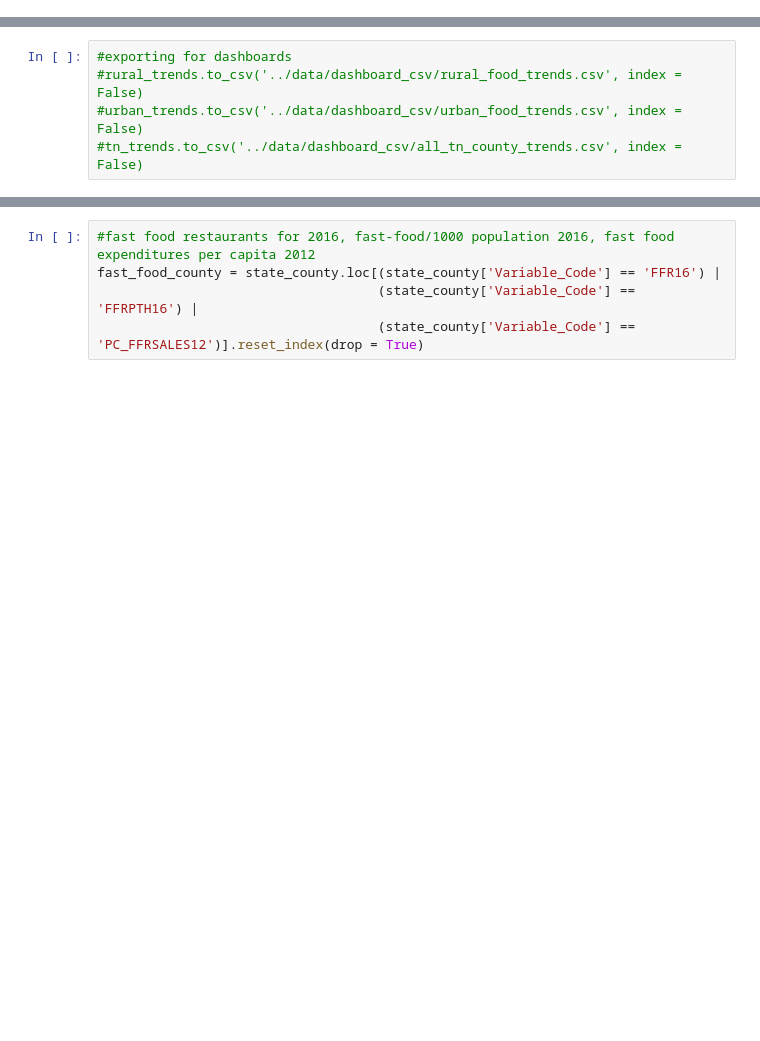
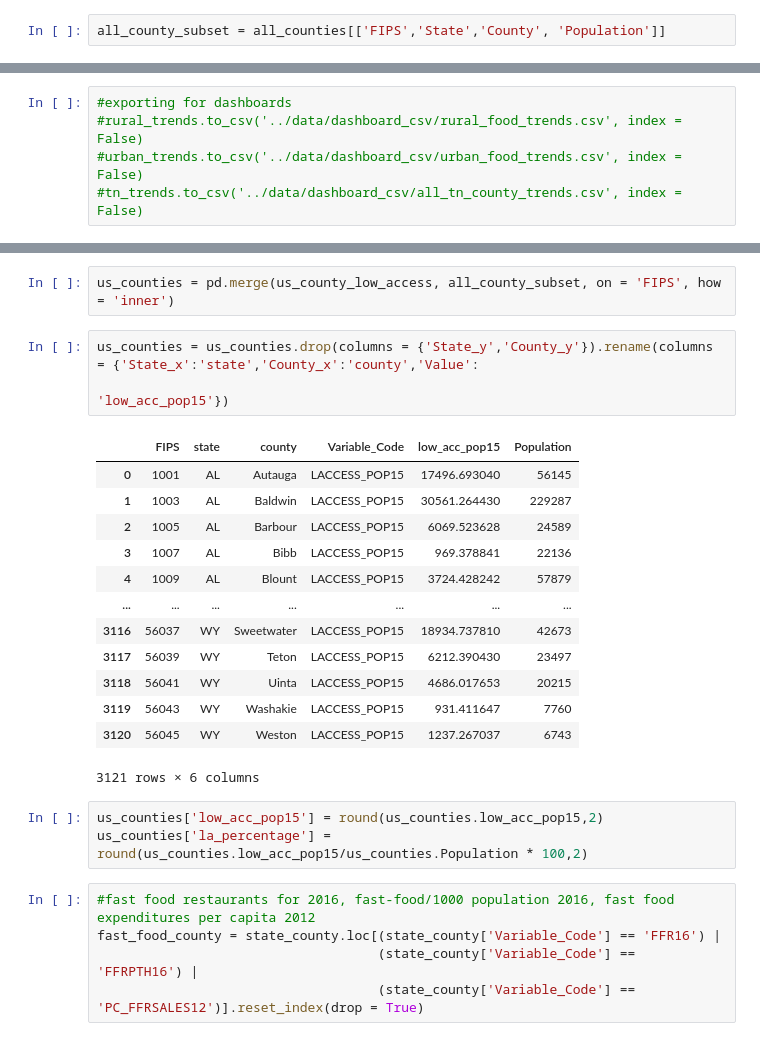
Before and after one commit to zjmcpherson/food_deserts_mcpherson, a Jupyter notebook: scripts/food_access.ipynb, the cells around one changed output, grey strips where cells are left out. Drawn from its saved outputs; the diff is of its cells as text; blank space fills up the shorter version.

```diff
--- a/scripts/food_access.ipynb
+++ b/scripts/food_access.ipynb
@@ -300,6 +300,8 @@ all_states = usa_dataset[['FIPS', 'State', 'County', 'Population','# rural resid
 states = all_states.loc[all_states['County'].isnull()]
 # %%
 all_counties = all_states.loc[~all_states['County'].isnull()]
+# %%
+all_county_subset = all_counties[['FIPS','State','County', 'Population']]
 # %%
 #merged states and state_level, then renamed the columns the same as other df
 national_stats = pd.merge(states, state_level, left_on = 'State', right_on = 'State', how = 'inner')
@@ -368,3 +381,25 @@ state_county.loc[(state_county['Variable_Code'] == 'PCT_OBESE_ADULTS12') | (stat
+# %%
+us_counties = pd.merge(us_county_low_access, all_county_subset, on = 'FIPS', how = 'inner')
+# %%
+us_counties = us_counties.drop(columns = {'State_y','County_y'}).rename(columns = {'State_x':'state','County_x':'county','Value':
+                                                                    'low_acc_pop15'})
+# %% [output]
+|  | FIPS | state | county | Variable_Code | low_acc_pop15 | Population |
+| 0 | 1001 | AL | Autauga | LACCESS_POP15 | 17496.693040 | 56145 |
+| 1 | 1003 | AL | Baldwin | LACCESS_POP15 | 30561.264430 | 229287 |
+| 2 | 1005 | AL | Barbour | LACCESS_POP15 | 6069.523628 | 24589 |
+| 3 | 1007 | AL | Bibb | LACCESS_POP15 | 969.378841 | 22136 |
+| 4 | 1009 | AL | Blount | LACCESS_POP15 | 3724.428242 | 57879 |
+| ... | ... | ... | ... | ... | ... | ... |
+| 3116 | 56037 | WY | Sweetwater | LACCESS_POP15 | 18934.737810 | 42673 |
+| 3117 | 56039 | WY | Teton | LACCESS_POP15 | 6212.390430 | 23497 |
+| 3118 | 56041 | WY | Uinta | LACCESS_POP15 | 4686.017653 | 20215 |
+| 3119 | 56043 | WY | Washakie | LACCESS_POP15 | 931.411647 | 7760 |
+| 3120 | 56045 | WY | Weston | LACCESS_POP15 | 1237.267037 | 6743 |
+3121 rows × 6 columns
+# %%
+us_counties['low_acc_pop15'] = round(us_counties.low_acc_pop15,2)
+us_counties['la_percentage'] = round(us_counties.low_acc_pop15/us_counties.Population * 100,2)
 # %%
 #fast food restaurants for 2016, fast-food/1000 population 2016, fast food expenditures per capita 2012
 fast_food_county = state_county.loc[(state_county['Variable_Code'] == 'FFR16') |
```
Also changed, not shown: parts of 7 cells of this notebook, 4 other files.
